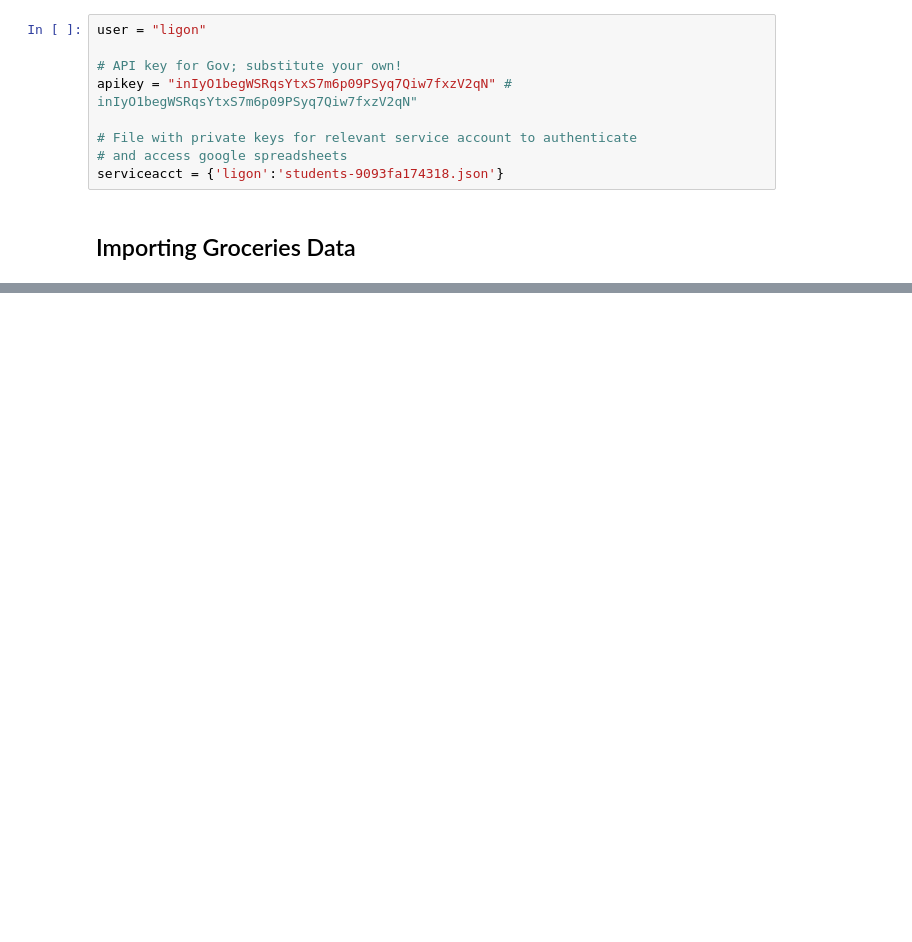
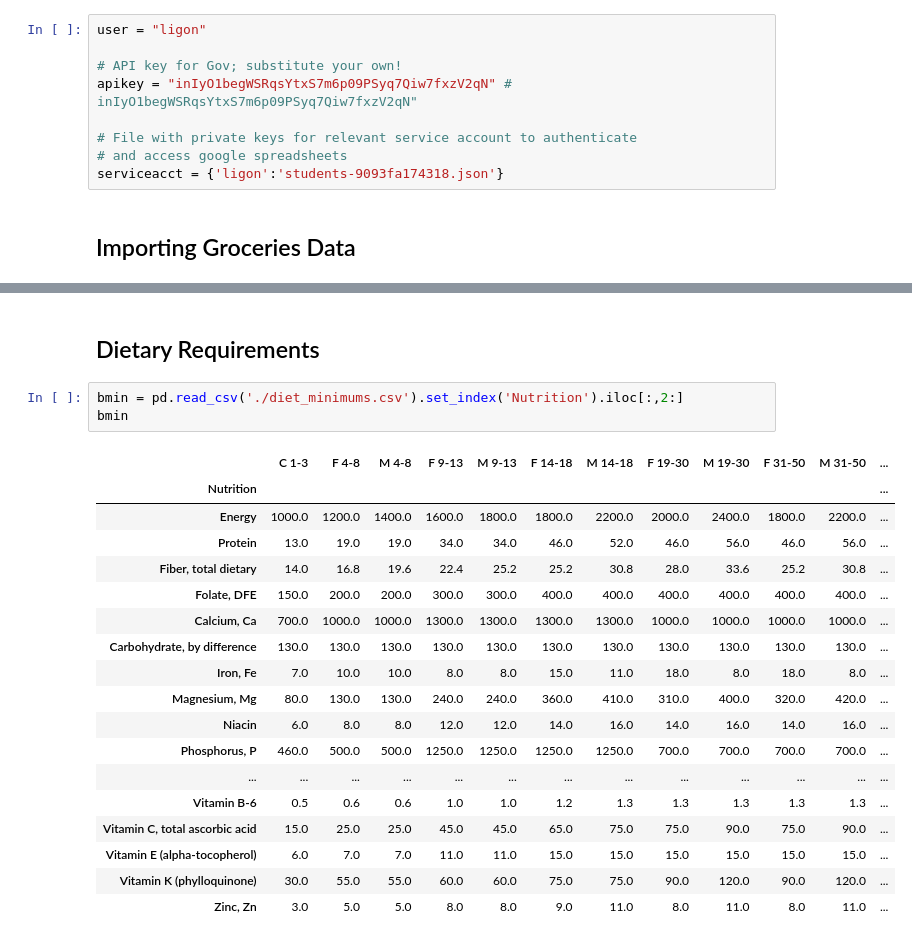
Before and after one commit to singcheerto/EEP153_Project2, a Jupyter notebook: project2.ipynb, the cells around one changed output, grey strips where cells are left out. Drawn from its saved outputs; the diff is of its cells as text; blank space fills up the shorter version.

Commit message:
Added nutritional code cells

```diff
--- a/project2.ipynb
+++ b/project2.ipynb
@@ -76,0 +56,24 @@ diet_max
+# %% [markdown]
+## Dietary Requirements
+# %%
+bmin = pd.read_csv('./diet_minimums.csv').set_index('Nutrition').iloc[:,2:]
+bmin
+# %% [output]
+|  | C 1-3 | F 4-8 | M 4-8 | F 9-13 | M 9-13 | F 14-18 | M 14-18 | F 19-30 | M 19-30 | F 31-50 | M 31-50 | ... |
+| Nutrition |  |  |  |  |  |  |  |  |  |  |  | ... |
+| Energy | 1000.0 | 1200.0 | 1400.0 | 1600.0 | 1800.0 | 1800.0 | 2200.0 | 2000.0 | 2400.0 | 1800.0 | 2200.0 | ... |
+| Protein | 13.0 | 19.0 | 19.0 | 34.0 | 34.0 | 46.0 | 52.0 | 46.0 | 56.0 | 46.0 | 56.0 | ... |
+| Fiber, total dietary | 14.0 | 16.8 | 19.6 | 22.4 | 25.2 | 25.2 | 30.8 | 28.0 | 33.6 | 25.2 | 30.8 | ... |
+| Folate, DFE | 150.0 | 200.0 | 200.0 | 300.0 | 300.0 | 400.0 | 400.0 | 400.0 | 400.0 | 400.0 | 400.0 | ... |
+| Calcium, Ca | 700.0 | 1000.0 | 1000.0 | 1300.0 | 1300.0 | 1300.0 | 1300.0 | 1000.0 | 1000.0 | 1000.0 | 1000.0 | ... |
+| Carbohydrate, by difference | 130.0 | 130.0 | 130.0 | 130.0 | 130.0 | 130.0 | 130.0 | 130.0 | 130.0 | 130.0 | 130.0 | ... |
+| Iron, Fe | 7.0 | 10.0 | 10.0 | 8.0 | 8.0 | 15.0 | 11.0 | 18.0 | 8.0 | 18.0 | 8.0 | ... |
+| Magnesium, Mg | 80.0 | 130.0 | 130.0 | 240.0 | 240.0 | 360.0 | 410.0 | 310.0 | 400.0 | 320.0 | 420.0 | ... |
+| Niacin | 6.0 | 8.0 | 8.0 | 12.0 | 12.0 | 14.0 | 16.0 | 14.0 | 16.0 | 14.0 | 16.0 | ... |
+| Phosphorus, P | 460.0 | 500.0 | 500.0 | 1250.0 | 1250.0 | 1250.0 | 1250.0 | 700.0 | 700.0 | 700.0 | 700.0 | ... |
+| ... | ... | ... | ... | ... | ... | ... | ... | ... | ... | ... | ... | ... |
+| Vitamin B-6 | 0.5 | 0.6 | 0.6 | 1.0 | 1.0 | 1.2 | 1.3 | 1.3 | 1.3 | 1.3 | 1.3 | ... |
+| Vitamin C, total ascorbic acid | 15.0 | 25.0 | 25.0 | 45.0 | 45.0 | 65.0 | 75.0 | 75.0 | 90.0 | 75.0 | 90.0 | ... |
+| Vitamin E (alpha-tocopherol) | 6.0 | 7.0 | 7.0 | 11.0 | 11.0 | 15.0 | 15.0 | 15.0 | 15.0 | 15.0 | 15.0 | ... |
+| Vitamin K (phylloquinone) | 30.0 | 55.0 | 55.0 | 60.0 | 60.0 | 75.0 | 75.0 | 90.0 | 120.0 | 90.0 | 120.0 | ... |
+| Zinc, Zn | 3.0 | 5.0 | 5.0 | 8.0 | 8.0 | 9.0 | 11.0 | 8.0 | 11.0 | 8.0 | 11.0 | ... |
```
Also changed, not shown: parts of 11 cells of this notebook, 1 other file.
